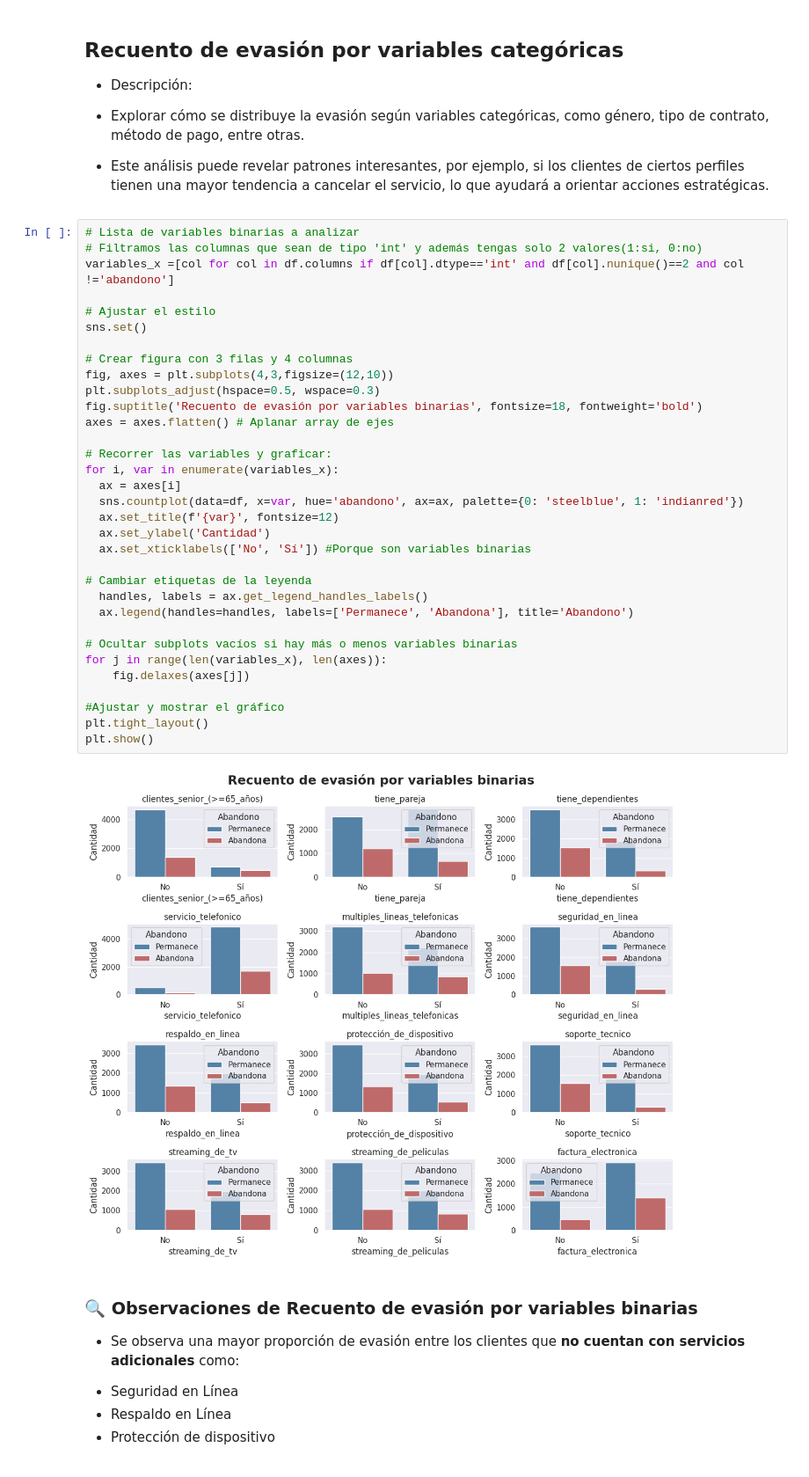
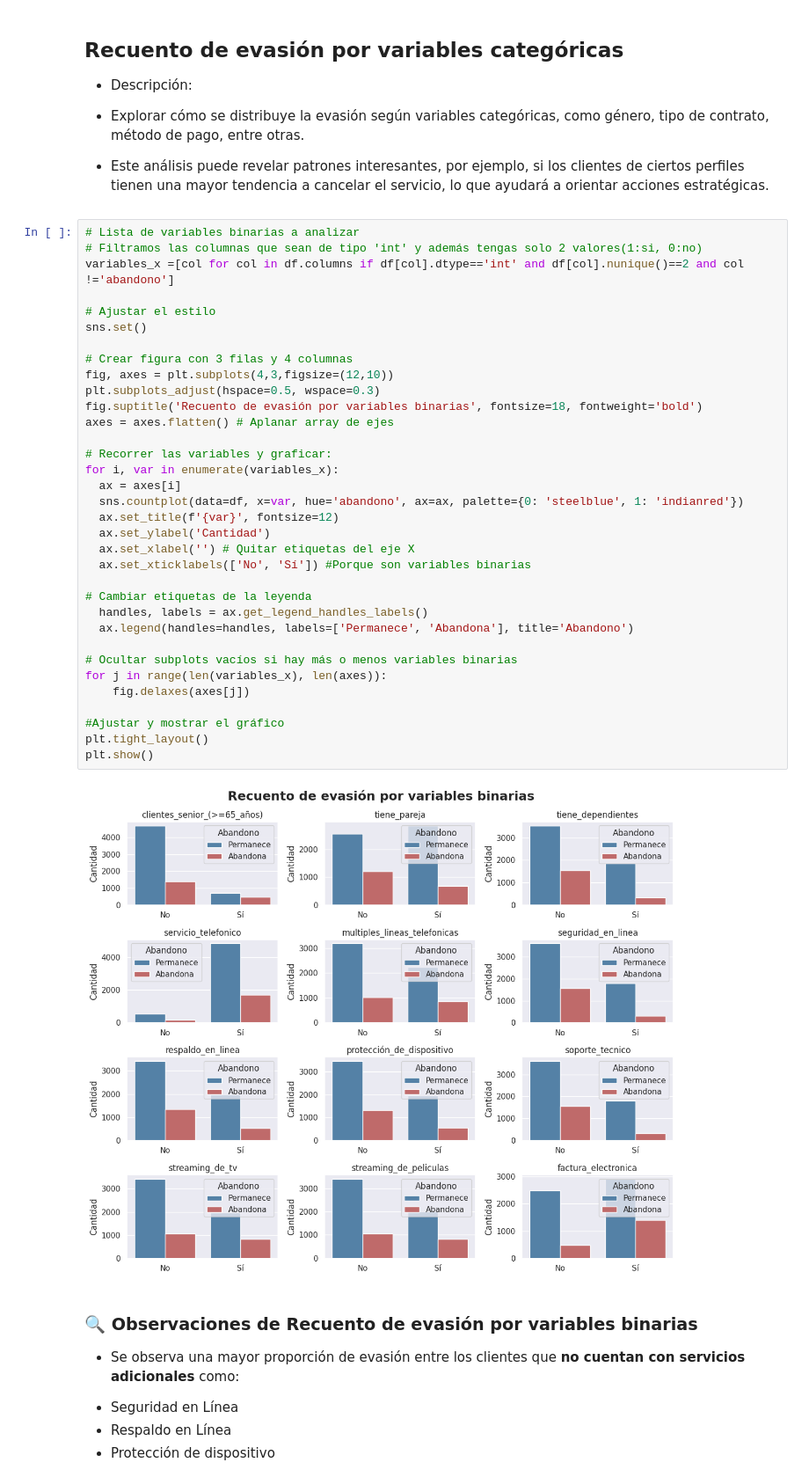
Before and after one commit to WLozanoH/TelecomX-Data-Science-AL, a Jupyter notebook: TelecomX.ipynb, the cells around one changed output. Shown at 88% size. Drawn from its saved outputs; the diff is of its cells as text.

```diff
--- a/TelecomX.ipynb
+++ b/TelecomX.ipynb
@@ -514,34 +532,35 @@ variables_x =[col for col in df.columns if df[col].dtype=='int' and df[col].nuni
 
 # Ajustar el estilo
 sns.set()
 
 # Crear figura con 3 filas y 4 columnas
 fig, axes = plt.subplots(4,3,figsize=(12,10))
 plt.subplots_adjust(hspace=0.5, wspace=0.3)
 fig.suptitle('Recuento de evasión por variables binarias', fontsize=18, fontweight='bold')
 axes = axes.flatten() # Aplanar array de ejes
 
 # Recorrer las variables y graficar:
 for i, var in enumerate(variables_x):
   ax = axes[i]
   sns.countplot(data=df, x=var, hue='abandono', ax=ax, palette={0: 'steelblue', 1: 'indianred'})
   ax.set_title(f'{var}', fontsize=12)
   ax.set_ylabel('Cantidad')
+  ax.set_xlabel('') # Quitar etiquetas del eje X
   ax.set_xticklabels(['No', 'Sí']) #Porque son variables binarias
 
 # Cambiar etiquetas de la leyenda
   handles, labels = ax.get_legend_handles_labels()
   ax.legend(handles=handles, labels=['Permanece', 'Abandona'], title='Abandono')
 
 # Ocultar subplots vacíos si hay más o menos variables binarias
 for j in range(len(variables_x), len(axes)):
     fig.delaxes(axes[j])
 
 #Ajustar y mostrar el gráfico
 plt.tight_layout()
 plt.show()
 # %% [output]
-[figure, old version]
+[figure, new version]
 # %% [markdown]
 ### **🔍 Observaciones de Recuento de evasión por variables binarias**
 
```
Also changed, not shown: parts of 2 cells of this notebook.
